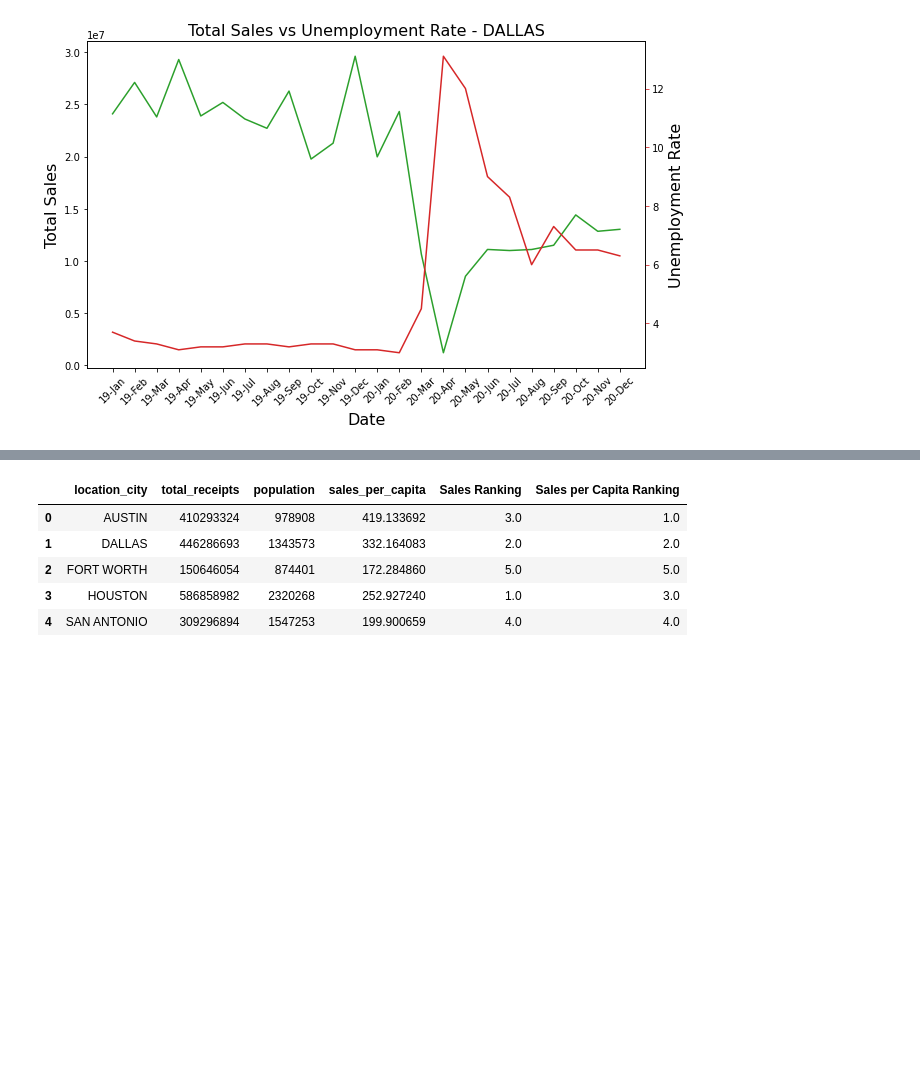
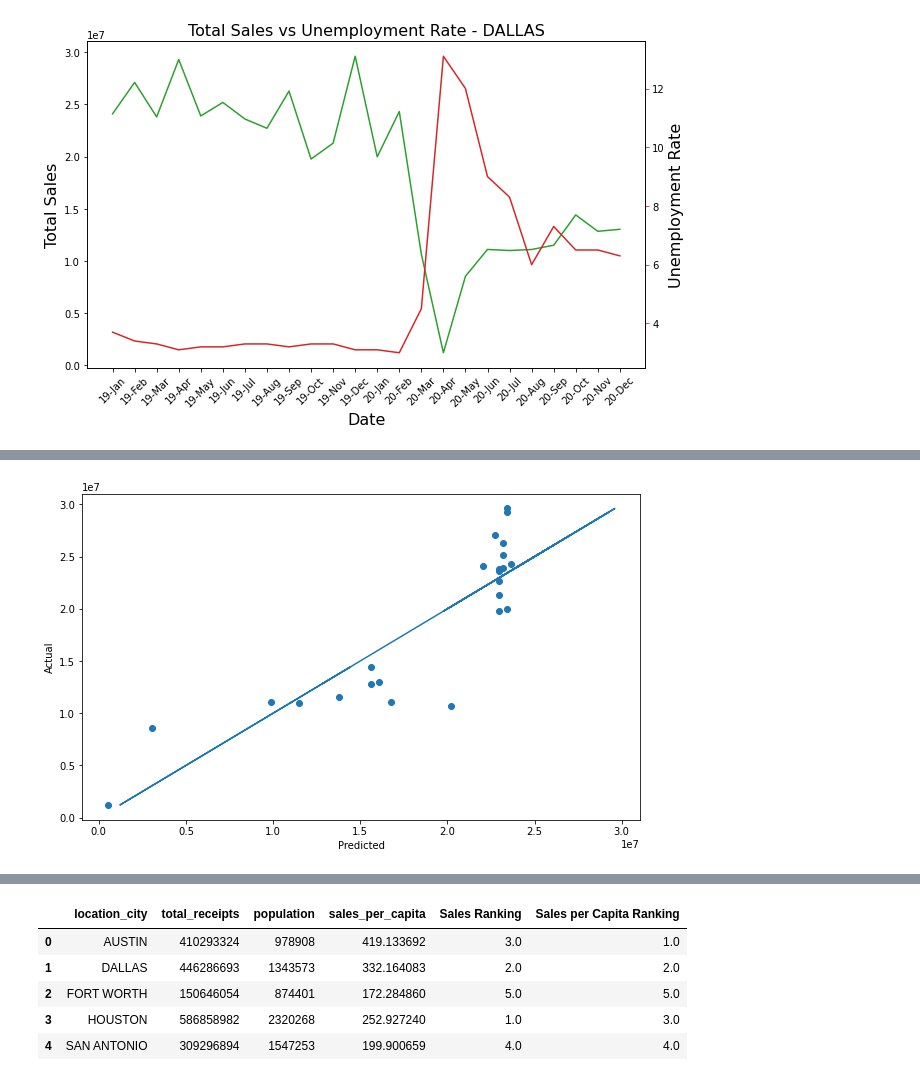
Before and after one commit to KelliDSmith/SMU_Project1_Group1, a Jupyter notebook: testing_kelli.ipynb, the cells around one changed output, grey strips where cells are left out. Drawn from its saved outputs; the diff is of its cells as text; code cells hidden in the pictures; blank space fills up the shorter version.

```diff
--- a/testing_kelli.ipynb
+++ b/testing_kelli.ipynb
@@ -66,3 +75,14 @@ ax1.set_xticklabels(rotation=45,labels=dallas_sales2.Date)
 plt.show()
 # %% [output]
 [figure]
+# %%
+#2020 Location Count vs Pop STATSMODELS
+feature = dallas_sales2[['Unemployment Rate']]
+target = dallas_sales2[['total_receipts']]
+
+X = sm.add_constant(feature)
+Y = target
+
+model = sm.OLS(Y,X)
+results = model.fit()
+results.summary()
@@ -68,0 +109,15 @@ plt.show()
+# %%
+# predicted vs actual, Dallas Total Sales based on Unemployment
+
+plt.figure(figsize=(10,6))
+
+plt.scatter(results.fittedvalues, dallas_sales2['total_receipts'])
+
+plt.xlabel("Predicted")
+plt.ylabel("Actual")
+
+plt.plot(dallas_sales2['total_receipts'], dallas_sales2['total_receipts'])
+
+plt.show()
+# %% [output]
+[figure, added]
```
Also changed, not shown: parts of 13 cells of this notebook, 2 other files.
